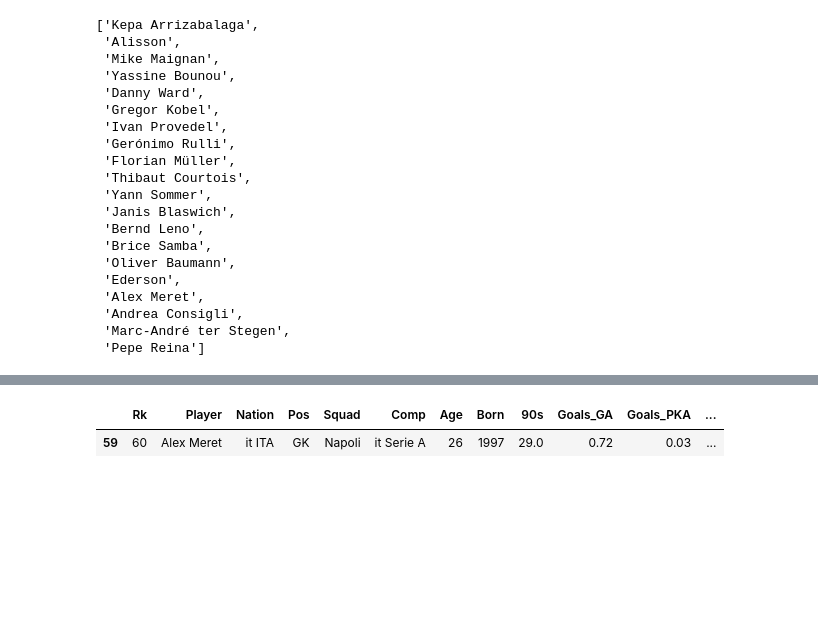
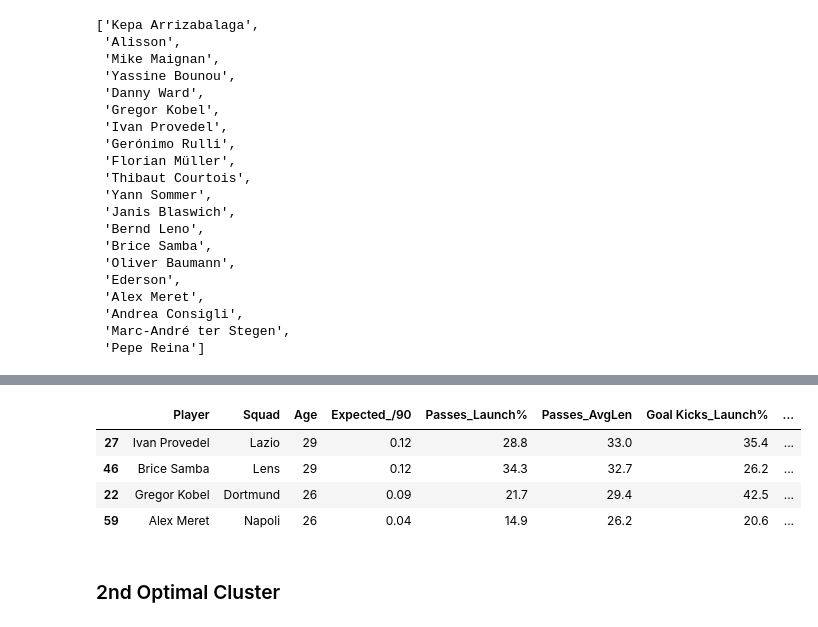
Before and after one commit to scunden/playmaking-gk-analysis, a Jupyter notebook: analysis.ipynb, the cells around one changed output, grey strips where cells are left out. Saved outputs shown, nothing was run; the diff lists cells and outputs as text; code cells hidden in the pictures; blank space fills up the shorter version.

```diff
--- a/analysis.ipynb
+++ b/analysis.ipynb
@@ -314,15 +316,20 @@ df.loc[df.Player=='David de Gea'][['Player','Squad','Age','Expected_/90']+metric
 |  | Player | Squad | Age | Expected_/90 | Passes_Launch% | Passes_AvgLen | Goal Kicks_Launch% | ... |
 | 75 | David de Gea | Manchester Utd | 33 | -0.08 | 31.6 | 31.6 | 65.5 | ... |
 # %%
-first_targets = df.loc[(df.Player.isin(best_cluster_targets))&(df['Expected_/90']>0)&(df.Age<40)].Player.unique().tolist()
+first_targets = df.loc[(df.Player.isin(best_cluster_targets))&(df['Expected_/90']>0)&(df.Age<30)].Player.unique().tolist()
+# %%
+df.loc[df.Player.isin(first_targets)][['Player','Squad','Age','Expected_/90']+metrics].sort_values(['Expected_/90'], ascending=False)
+# %% [output]
+|  | Player | Squad | Age | Expected_/90 | Passes_Launch% | Passes_AvgLen | Goal Kicks_Launch% | ... |
+| 27 | Ivan Provedel | Lazio | 29 | 0.12 | 28.8 | 33.0 | 35.4 | ... |
+| 46 | Brice Samba | Lens | 29 | 0.12 | 34.3 | 32.7 | 26.2 | ... |
+| 22 | Gregor Kobel | Dortmund | 26 | 0.09 | 21.7 | 29.4 | 42.5 | ... |
+| 59 | Alex Meret | Napoli | 26 | 0.04 | 14.9 | 26.2 | 20.6 | ... |
 # %%
 targets_dict = {player: utils.generate_stats(df_ms, player, final_metrics) for player in first_targets}
 targets_dict.update({'David de Gea':utils.generate_stats(df_ms, 'David de Gea', final_metrics)})
 # %%
 fig = utils.plot_radar(player_dict=targets_dict, categories=final_metrics, title='Targets Playmaking Profile', value='Statistics')
-# %%
-df.loc[df.Player=='Alex Meret']
-# %% [output]
-|  | Rk | Player | Nation | Pos | Squad | Comp | Age | Born | 90s | Goals_GA | Goals_PKA | ... |
-| 59 | 60 | Alex Meret | it ITA | GK | Napoli | it Serie A | 26 | 1997 | 29.0 | 0.72 | 0.03 | ... |
+# %% [markdown]
+### 2nd Optimal Cluster
 # %%
```
Also changed, not shown: parts of 7 cells of this notebook.
